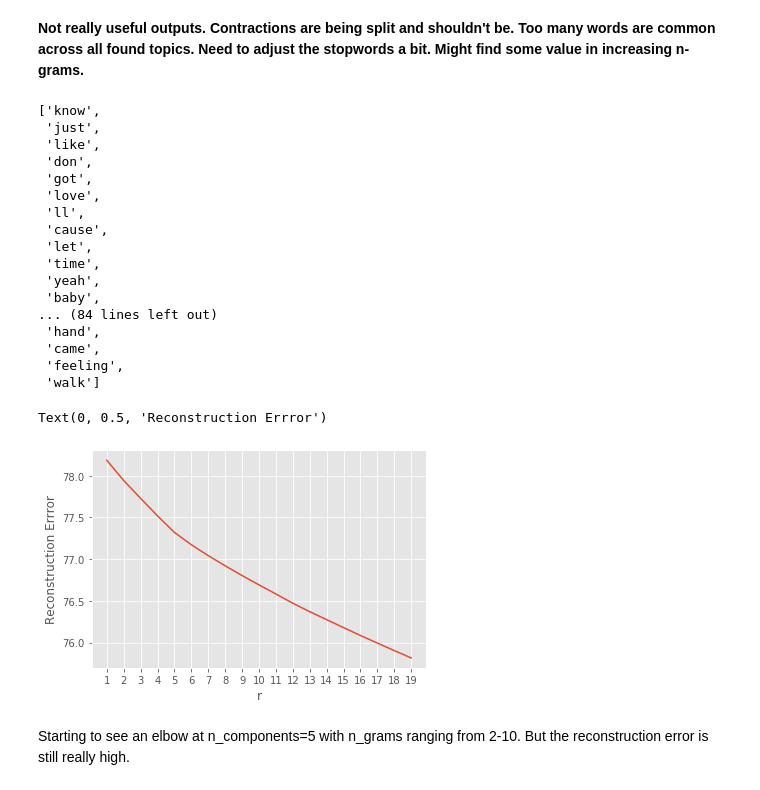
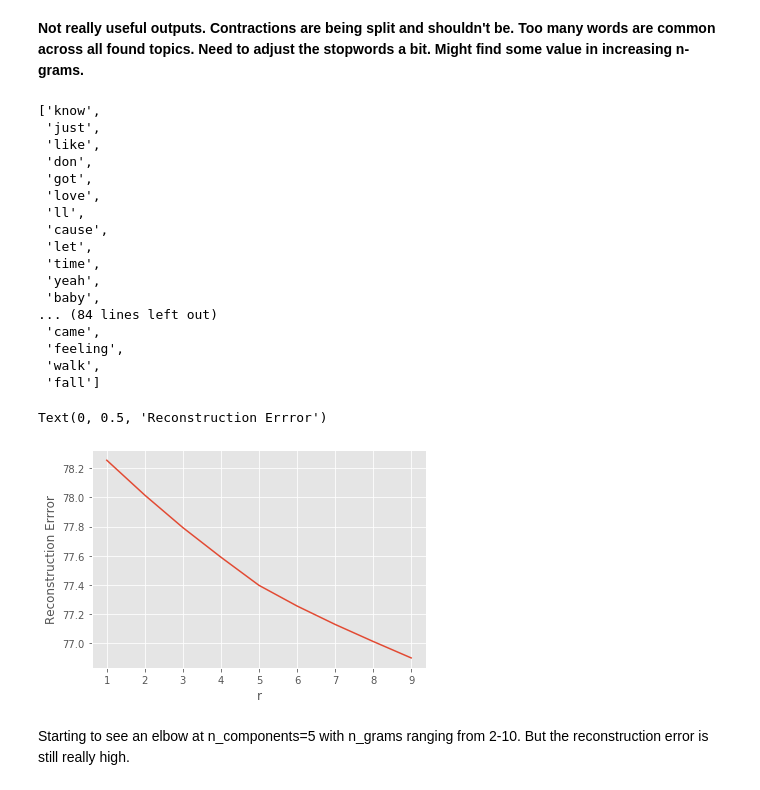
Before and after one commit to sn-ekstrand/lyric-clustering, a Jupyter notebook: notebooks/model_exploration.ipynb, the cells around one changed output. Drawn from its saved outputs; the diff is of its cells as text; code cells hidden in the pictures.

```diff
--- a/notebooks/model_exploration.ipynb
+++ b/notebooks/model_exploration.ipynb
@@ -68,8 +60,7 @@ for num, centroid in enumerate(top_centroids):
 **Not really useful outputs. Contractions are being split and shouldn't be. Too many words are common across all found topics. Need to adjust the stopwords a bit. Might find some value in increasing n-grams.**
 # %%
 vectorizer = TfidfVectorizer(stop_words='english',
-                             max_features=5000,
-                             ngram_range=(1,3))
+                             max_features=10000)
 X = vectorizer.fit_transform(df['lyrics'])
 features = vectorizer.get_feature_names()
 # %%
@@ -95,36 +86,36 @@ bottom_100_words
  'yeah',
  'baby',
 ... (84 lines left out)
- 'hand',
  'came',
  'feeling',
- 'walk']
+ 'walk',
+ 'fall']
 # %%
 from nltk.corpus import stopwords
 lyric_stopwords = set(stopwords.words('english') + bottom_100_words)
 # %%
 vectorizer = TfidfVectorizer(stop_words=list(lyric_stopwords),
                              max_features=5000,
-                             ngram_range=(2,10))
+                             ngram_range=(2,5))
 X = vectorizer.fit_transform(df['lyrics'])
 features = vectorizer.get_feature_names()
 # %%
 def fit_nmf(r, data):
-    nmf = NMF(n_components=r)
+    nmf = NMF(n_components=r, init='random', random_state=0)
     nmf.fit(data)
     W = nmf.transform(data)
     H = nmf.components_
     return nmf.reconstruction_err_
 # %%
-range_size = range(1, 20)
+range_size = range(1, 10)
 error = [fit_nmf(i, X) for i in range_size]
 plt.plot(range_size, error)
 plt.xticks(range_size)
 plt.xlabel('r')
 plt.ylabel('Reconstruction Errror')
 # %% [output]
 Text(0, 0.5, 'Reconstruction Errror')
-[figure, old version]
+[figure, new version]
 # %% [markdown]
 Starting to see an elbow at n_components=5 with n_grams ranging from 2-10. But the reconstruction error is still really high.
 # %% [markdown]
```
Also changed, not shown: parts of 11 cells of this notebook.
